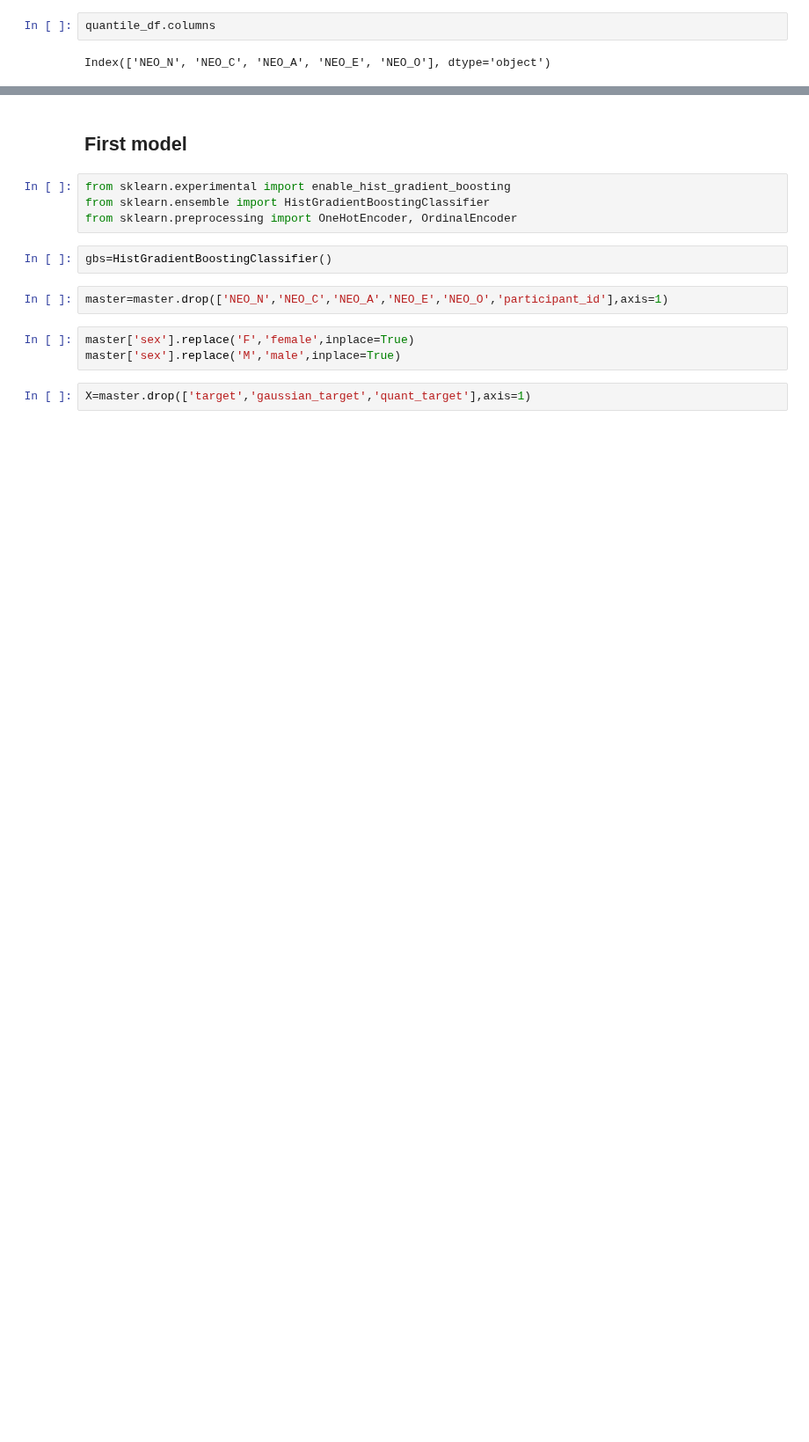
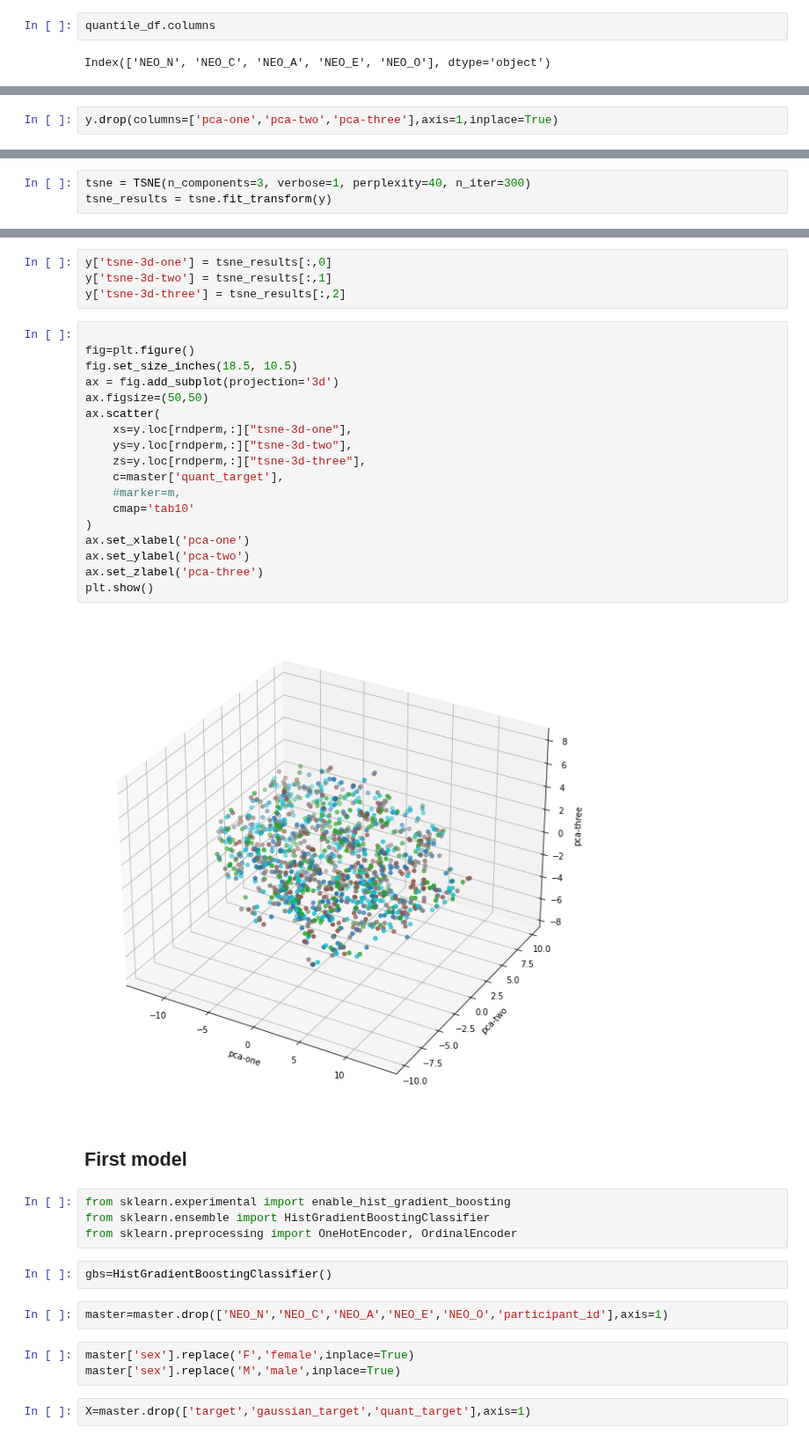
Before and after one commit to lukevano/mri_personality, a Jupyter notebook: notebooks/CH_HistGradientBoost.ipynb, the cells around one changed output, grey strips where cells are left out. Shown at 88% size. Saved outputs shown, nothing was run; the diff lists cells and outputs as text; blank space fills up the shorter version.

```diff
--- a/notebooks/CH_HistGradientBoost.ipynb
+++ b/notebooks/CH_HistGradientBoost.ipynb
@@ -522,0 +619,2 @@ np.unique(y_quant,return_counts=True)
+# %%
+y.drop(columns=['pca-one','pca-two','pca-three'],axis=1,inplace=True)
@@ -522,0 +637,3 @@ np.unique(y_quant,return_counts=True)
+# %%
+tsne = TSNE(n_components=3, verbose=1, perplexity=40, n_iter=300)
+tsne_results = tsne.fit_transform(y)
@@ -523,3 +649,27 @@ np.unique(y_quant,return_counts=True)
+# %%
+y['tsne-3d-one'] = tsne_results[:,0]
+y['tsne-3d-two'] = tsne_results[:,1]
+y['tsne-3d-three'] = tsne_results[:,2]
+# %%
+
+fig=plt.figure()
+fig.set_size_inches(18.5, 10.5)
+ax = fig.add_subplot(projection='3d')
+ax.figsize=(50,50)
+ax.scatter(
+    xs=y.loc[rndperm,:]["tsne-3d-one"],
+    ys=y.loc[rndperm,:]["tsne-3d-two"],
+    zs=y.loc[rndperm,:]["tsne-3d-three"],
+    c=master['quant_target'],
+    #marker=m,
+    cmap='tab10'
+)
+ax.set_xlabel('pca-one')
+ax.set_ylabel('pca-two')
+ax.set_zlabel('pca-three')
+plt.show()
+# %% [output]
+[figure, added]
 # %% [markdown]
 ## First model
 # %%
```
Also changed, not shown: parts of 24 cells of this notebook.
